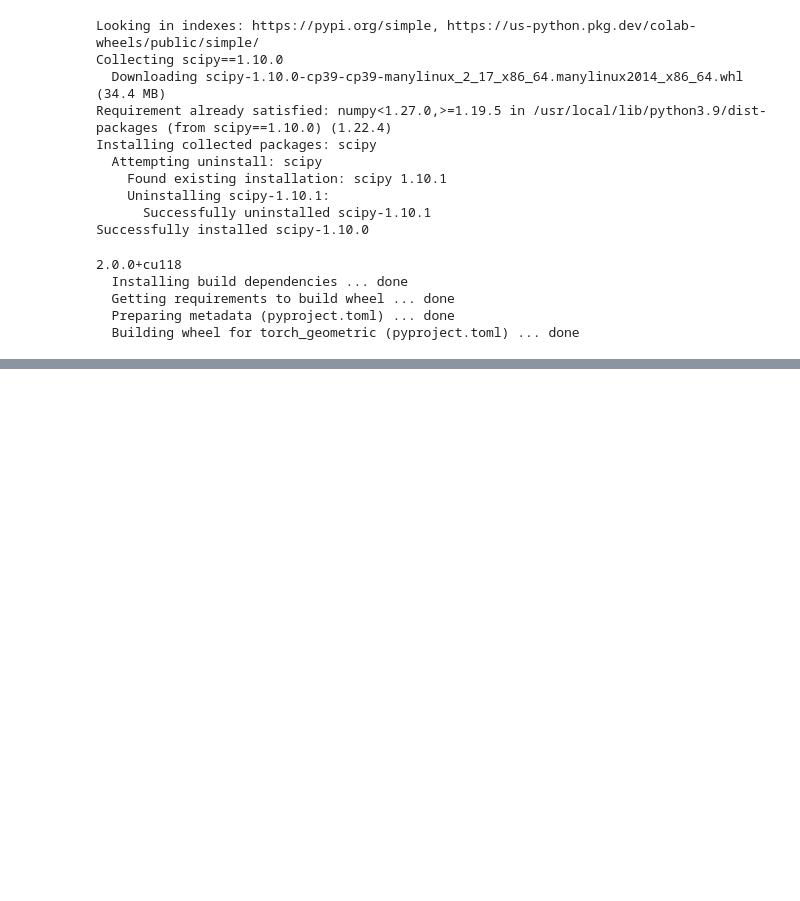
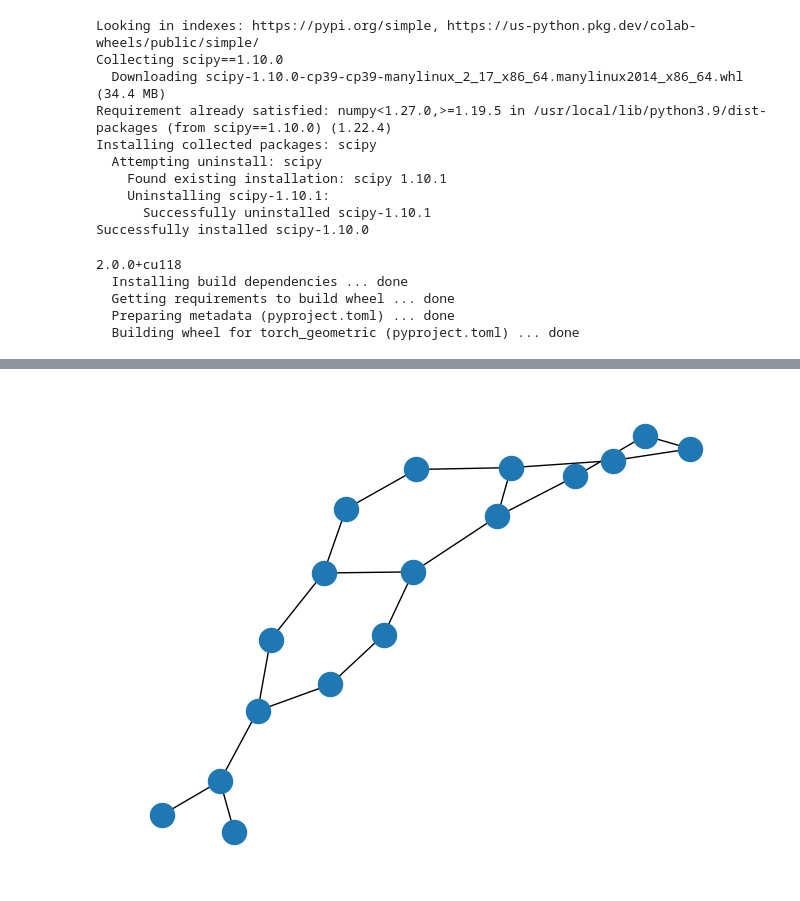
Before and after one commit to nhuang37/finegrain_expressivity_GNN, a Jupyter notebook: distance_preservation/Finegrain_MPNN_evaluation.ipynb, the cells around one changed output, grey strips where cells are left out. Cells and saved outputs as stored; diff of their text form; code cells hidden in the pictures; blank space fills up the shorter version.

```diff
--- a/distance_preservation/Finegrain_MPNN_evaluation.ipynb
+++ b/distance_preservation/Finegrain_MPNN_evaluation.ipynb
@@ -297,0 +369,10 @@ plt.show()
+# %%
+from torch_geometric.datasets import TUDataset
+import torch_geometric.transforms as T
+import os.path as osp
+from torch_geometric.utils import to_networkx
+import networkx as nx
+
+data = "MUTAG"
+path = osp.join('./datasets', data)
+dataset = TUDataset(path, name=data) #.shuffle()
@@ -297,0 +381,7 @@ plt.show()
+# %%
+G = to_networkx(dataset[0], to_undirected=True)
+H = to_networkx(dataset[1], to_undirected=True)
+# %%
+nx.draw(G)
+# %% [output]
+[figure, added]
```
Also changed, not shown: parts of 26 cells of this notebook.
